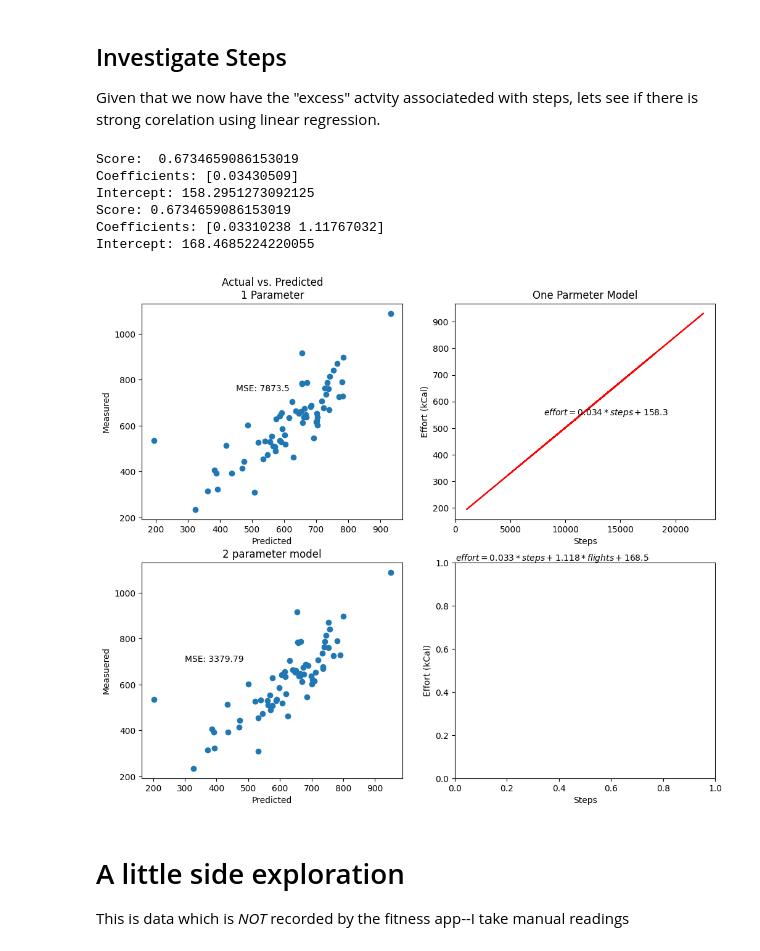
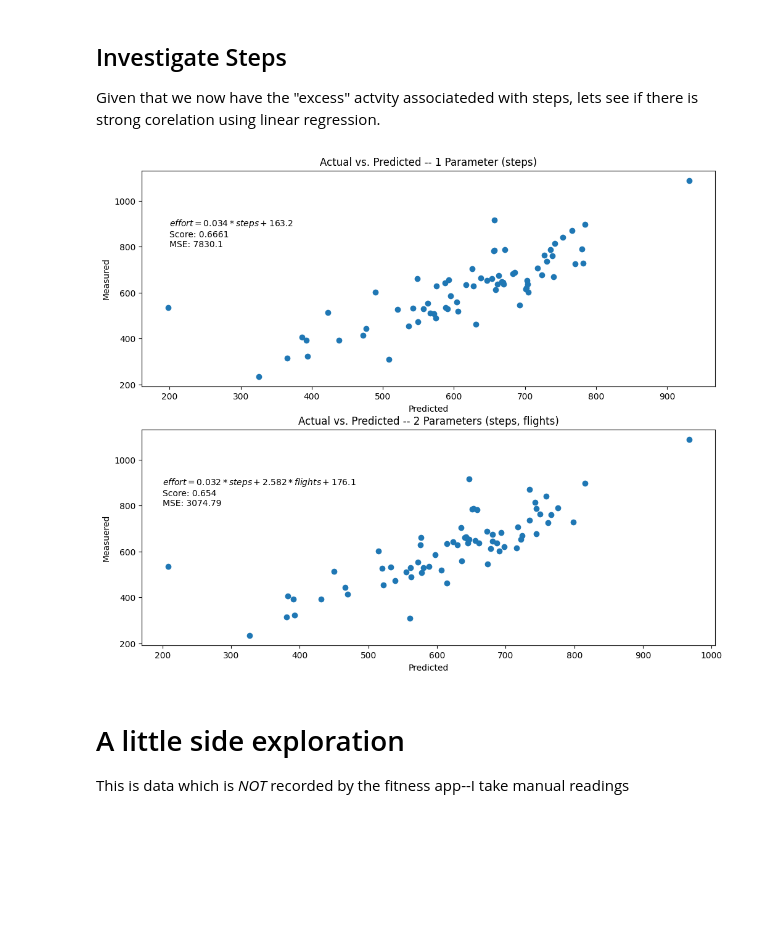
Before and after one commit to eskoviak/pyspark-playground, a Jupyter notebook: Notebooks/Explore Fitness.ipynb, the cells around one changed output. Drawn from its saved outputs; the diff is of its cells as text; code cells hidden in the pictures; blank space fills up the shorter version.

Commit message:
Updated fit diagrams

```diff
--- a/Notebooks/Explore Fitness.ipynb
+++ b/Notebooks/Explore Fitness.ipynb
@@ -97,87 +65,53 @@ def predict_y_2P(model : LinearRegression, x_matrix : np.ndarray) -> np.ndarray:
 # %%
 X = steps_df['Steps'].to_numpy().reshape(-1,1)
 y1 = steps_df['Step_Act'].to_numpy()
 
-
 # Create a linear regression model
-model = LinearRegression()
+model1 = LinearRegression()
 
 # Fit the model to the data
-model.fit(X, y1)
+model1.fit(X, y1)
 
 # Make predictions
-y1_pred = model.predict(X)
+y1_pred = model1.predict(X)
+
+# Create the Plots
+fig, axes = plt.subplots(2,1, figsize=(12.0, 10.0))
 
 
-# Create the Plots
-fig, ((ax1, ax2), (ax3, ax4)) = plt.subplots(2,2, figsize=(12.0, 10.0))
+# Plot the data and the regression line for 1 paramter
+axes[0].set_title('Actual vs. Predicted -- 1 Parameter (steps)')
+axes[0].set_xlabel('Predicted')
+axes[0].set_ylabel('Measured')
+#axes[0].text(450,750, )
+axes[0].scatter(y1_pred, y1)
+axes[0].text(200,800, f'$effort = {np.round(model1.coef_[0],3)} * steps + {np.round(model1.intercept_,1)}$\nScore: {np.round(model1.score(X,y1), 4)}\nMSE: {np.round(mean_squared_error(y1, y1_pred),1)}')
 
 
-# Print the coefficients
-print("Score: ", model.score(X,y1))
-print("Coefficients:", model.coef_)
-print("Intercept:", model.intercept_)
-print(f"Score: {model.score(X,y1)}")
-
-# Plot the data and the regression line for 1 paramter
-
-ax1.set_title('Actual vs. Predicted\n1 Parameter')
-ax1.set_xlabel('Predicted')
-ax1.set_ylabel('Measured')
-ax1.text(450,750, f'MSE: {np.round(mean_squared_error(y1, y1_pred),1)}')
-ax1.scatter(y1_pred, y1)
-
-
-ax2.set_title('One Parmeter Model')
-ax2.set_xlabel('Steps')
-ax2.set_ylabel('Effort (kCal)')
-ax2.text(8000, 550, f'$effort = {np.round(model.coef_[0],3)} * steps + {np.round(model.intercept_,1)}$')
-ax2.plot(X, y1_pred, color='red')
-
-# Prepare your data
+# Prepare data for two parameter analysis
 X2 = steps_df[['Steps', 'Flights']]  # Independent variables
 y2 = steps_df['Step_Act']
 
 # Split the data into training and testing sets
 X_train, X_test, y_train, y_test = train_test_split(X2, y2, test_size=0.2, random_state=42)# Dependent variable
 
 # Create and fit the model
 model2 = LinearRegression()
 model2.fit(X_train, y_train)
 
 # Make predictions
 y_pred = model2.predict(X_test)
 
-# Evaluate the model (e.g., using mean squared error)
-
-# Access model coefficients and intercept
-coefficients = model2.coef_
-intercept = model2.intercept_
-print(f"Coefficients: {coefficients}")
-print(f"Intercept: {intercept}")
-
-
-ax3.set_title('2 parameter model')
-ax3.set_xlabel('Predicted')
-ax3.set_ylabel('Measuered')
-ax3.text(300, 700, f'MSE: {np.round(mean_squared_error(y_test, y_pred),2)}')
-ax3.scatter(predict_y_2P(model2, X2), y2)
-
-ax4.set_xlabel('Steps')
-ax4.set_ylabel('Effort (kCal)')
-ax2.text(0.2, 0.6, f'$effort = {np.round(model2.coef_[0],3)} * steps + {np.round(model2.coef_[1],3)} * flights + {np.round(model2.intercept_,1)}$')
-#ax4.plot(X2['Steps'])
+axes[1].set_title('Actual vs. Predicted -- 2 Parameters (steps, flights)')
+axes[1].set_xlabel('Predicted')
+axes[1].set_ylabel('Measuered')
+axes[1].scatter(predict_y_2P(model2, X2), y2)
+axes[1].text(200,800, f'$effort = {np.round(model2.coef_[0],3)} * steps + {np.round(model2.coef_[1],3)} * flights + {np.round(model2.intercept_,1)}$\nScore: {np.round(model2.score(X_train,y_train), 4)}\nMSE: {np.round(mean_squared_error(y_test, y_pred),2)}')
 
 
 plt.show()
 # %% [output]
-Score:  0.6734659086153019
-Coefficients: [0.03430509]
-Intercept: 158.2951273092125
-Score: 0.6734659086153019
-Coefficients: [0.03310238 1.11767032]
-Intercept: 168.4685224220055
-[figure, old version]
+[figure, new version]
 # %% [markdown]
 # A little side exploration
 
```
Also changed, not shown: parts of 4 cells of this notebook, 2 other files.
